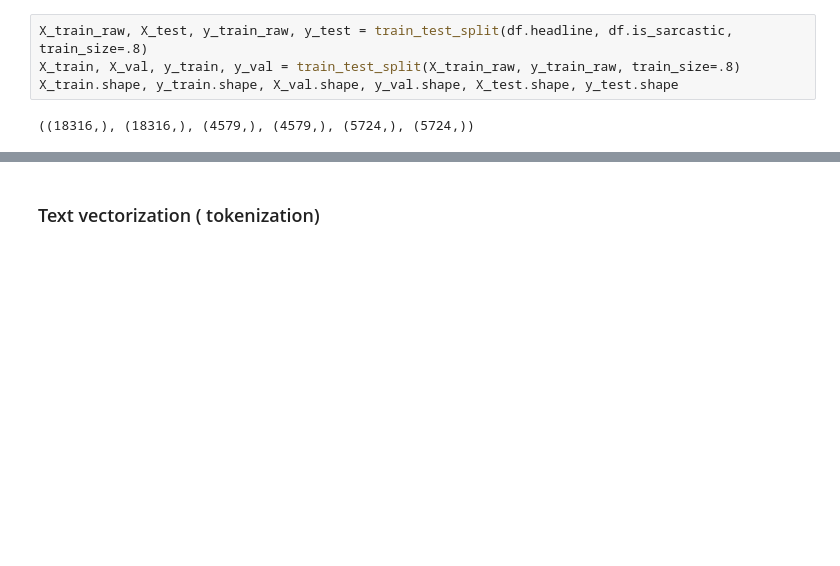
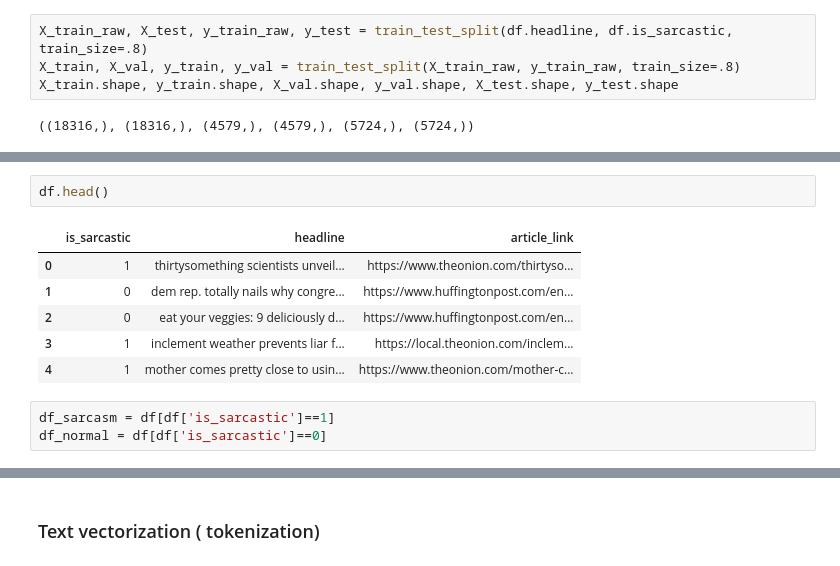
Before and after one commit to FeritYikar/sarcasm_detection_NLP, a Jupyter notebook: Sarcasm.ipynb, the cells around one changed output, grey strips where cells are left out. Drawn from its saved outputs; the diff is of its cells as text; blank space fills up the shorter version.

```diff
--- a/Sarcasm.ipynb
+++ b/Sarcasm.ipynb
@@ -50,0 +61,12 @@ X_train.shape, y_train.shape, X_val.shape, y_val.shape, X_test.shape, y_test.sha
+# %%
+df.head()
+# %% [output]
+|  | is_sarcastic | headline | article_link |
+| 0 | 1 | thirtysomething scientists unveil... | https://www.theonion.com/thirtyso... |
+| 1 | 0 | dem rep. totally nails why congre... | https://www.huffingtonpost.com/en... |
+| 2 | 0 | eat your veggies: 9 deliciously d... | https://www.huffingtonpost.com/en... |
+| 3 | 1 | inclement weather prevents liar f... | https://local.theonion.com/inclem... |
+| 4 | 1 | mother comes pretty close to usin... | https://www.theonion.com/mother-c... |
+# %%
+df_sarcasm = df[df['is_sarcastic']==1]
+df_normal = df[df['is_sarcastic']==0]
```
Also changed, not shown: parts of 9 cells of this notebook, 8 other files.
